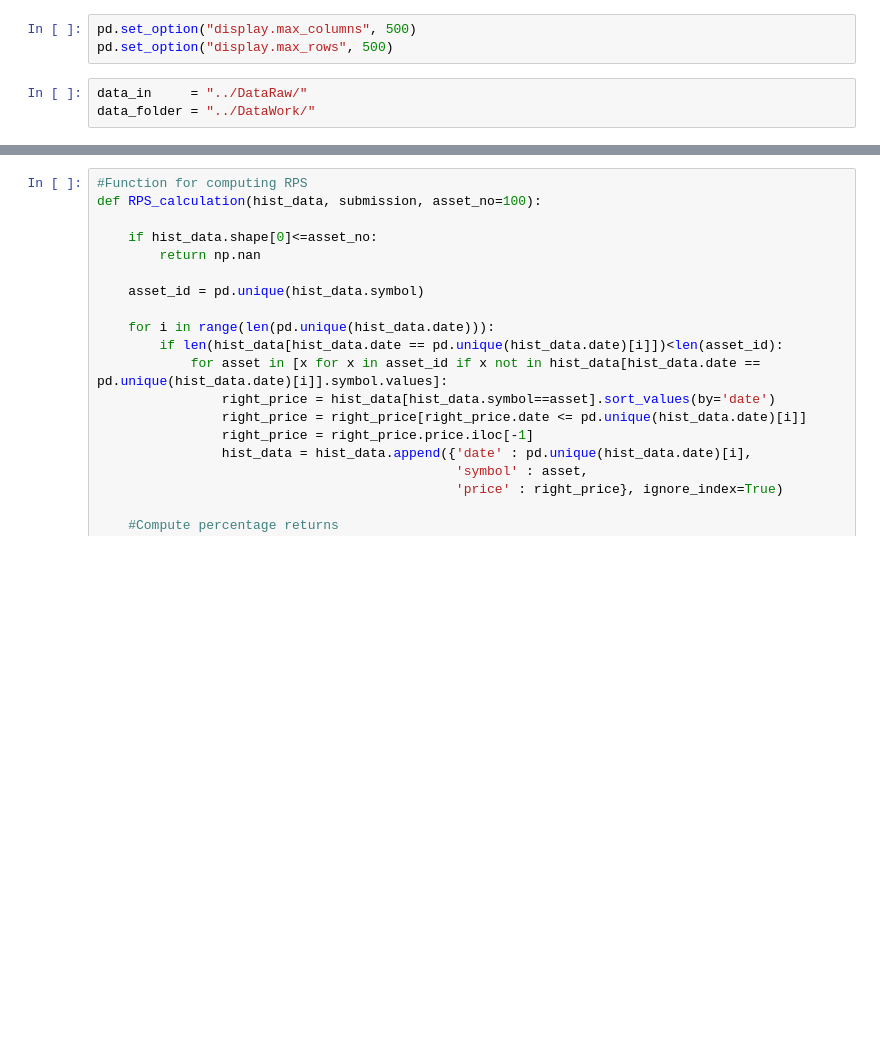
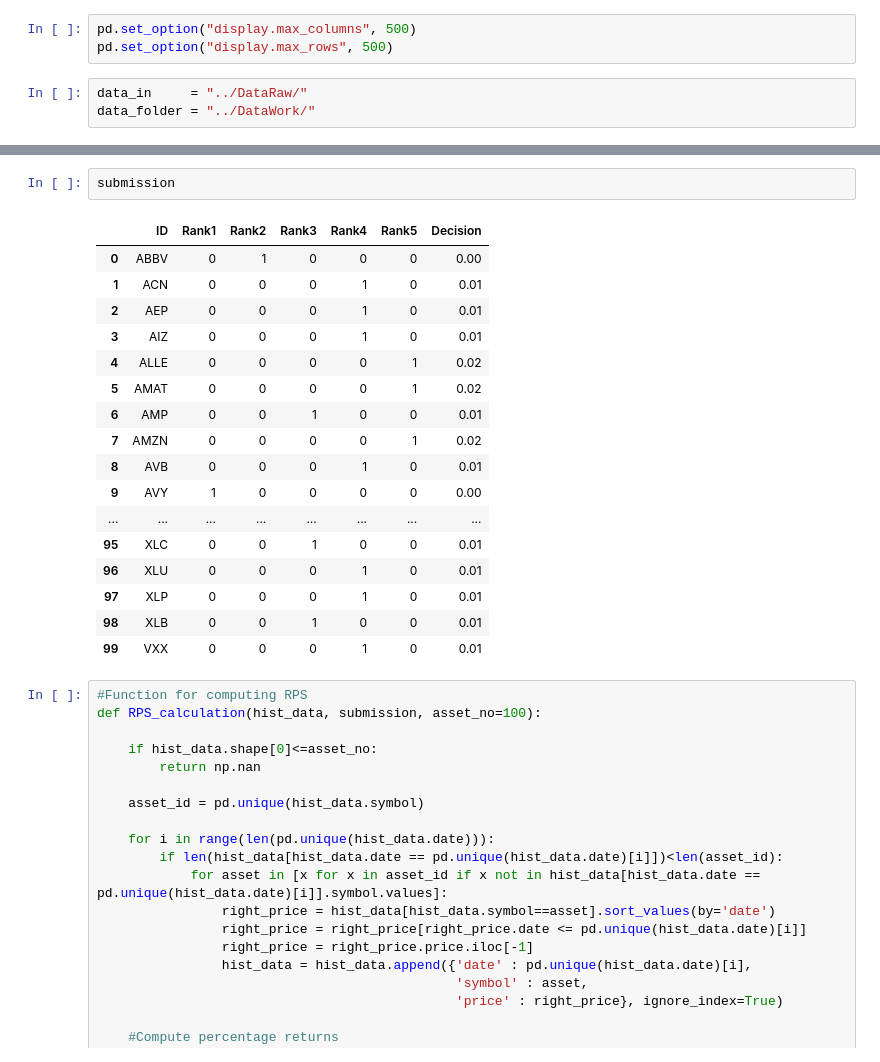
Before and after one commit to shrozolio/M6, a Jupyter notebook: Code/m6_RPS_IR_calculation.ipynb, the cells around one changed output, grey strips where cells are left out. Drawn from its saved outputs; the diff is of its cells as text; blank space fills up the shorter version.

```diff
--- a/Code/m6_RPS_IR_calculation.ipynb
+++ b/Code/m6_RPS_IR_calculation.ipynb
@@ -68,3 +64,23 @@ hist_data
+# %%
+submission
+# %% [output]
+|  | ID | Rank1 | Rank2 | Rank3 | Rank4 | Rank5 | Decision |
+| 0 | ABBV | 0 | 1 | 0 | 0 | 0 | 0.00 |
+| 1 | ACN | 0 | 0 | 0 | 1 | 0 | 0.01 |
+| 2 | AEP | 0 | 0 | 0 | 1 | 0 | 0.01 |
+| 3 | AIZ | 0 | 0 | 0 | 1 | 0 | 0.01 |
+| 4 | ALLE | 0 | 0 | 0 | 0 | 1 | 0.02 |
+| 5 | AMAT | 0 | 0 | 0 | 0 | 1 | 0.02 |
+| 6 | AMP | 0 | 0 | 1 | 0 | 0 | 0.01 |
+| 7 | AMZN | 0 | 0 | 0 | 0 | 1 | 0.02 |
+| 8 | AVB | 0 | 0 | 0 | 1 | 0 | 0.01 |
+| 9 | AVY | 1 | 0 | 0 | 0 | 0 | 0.00 |
+| ... | ... | ... | ... | ... | ... | ... | ... |
+| 95 | XLC | 0 | 0 | 1 | 0 | 0 | 0.01 |
+| 96 | XLU | 0 | 0 | 0 | 1 | 0 | 0.01 |
+| 97 | XLP | 0 | 0 | 0 | 1 | 0 | 0.01 |
+| 98 | XLB | 0 | 0 | 1 | 0 | 0 | 0.01 |
+| 99 | VXX | 0 | 0 | 0 | 1 | 0 | 0.01 |
 # %%
 #Function for computing RPS
 def RPS_calculation(hist_data, submission, asset_no=100):
```
Also changed, not shown: parts of 17 cells of this notebook, 6 other files.
